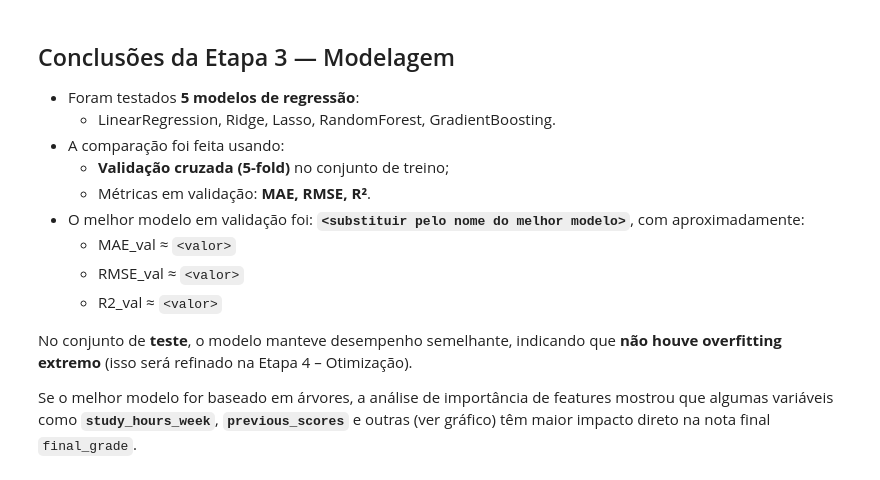
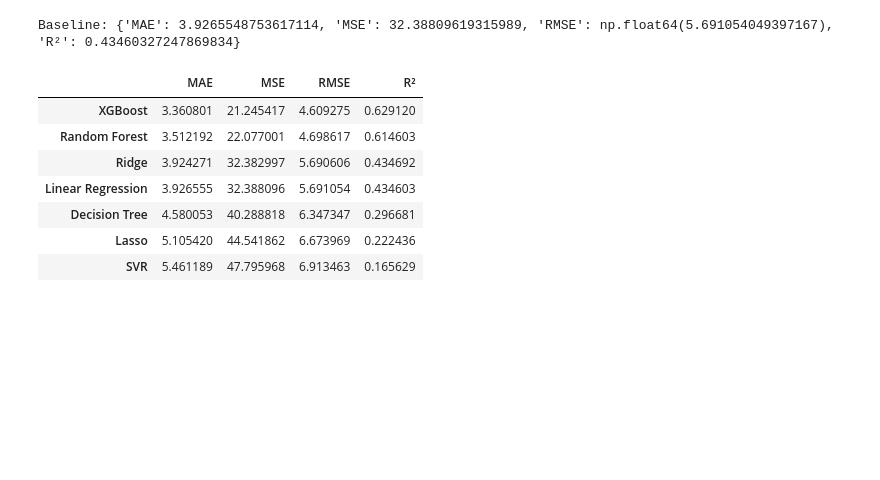
Before and after one commit to lg876012-hub/uninassau-atividade-alunos-ml-regressao, a Jupyter notebook: notebooks/03_Modelagem.ipynb, the cells around one changed output. Drawn from its saved outputs; the diff is of its cells as text; code cells hidden in the pictures; blank space fills up the shorter version.

Commit message:
feat: Completa Etapa 3 - Modelagem e Comparação de Modelos

```diff
--- a/notebooks/03_Modelagem.ipynb
+++ b/notebooks/03_Modelagem.ipynb
@@ -306,20 +0,0 @@ else:
-# %% [markdown]
-## Conclusões da Etapa 3 — Modelagem
-
-- Foram testados **5 modelos de regressão**:
-  - LinearRegression, Ridge, Lasso, RandomForest, GradientBoosting.
-- A comparação foi feita usando:
-  - **Validação cruzada (5-fold)** no conjunto de treino;
-  - Métricas em validação: **MAE, RMSE, R²**.
-- O melhor modelo em validação foi: **`<substituir pelo nome do melhor modelo>`**,
-  com aproximadamente:
-  - MAE_val ≈ `<valor>`
-  - RMSE_val ≈ `<valor>`
-  - R2_val ≈ `<valor>`
-
-No conjunto de **teste**, o modelo manteve desempenho semelhante, indicando
-que **não houve overfitting extremo** (isso será refinado na Etapa 4 – Otimização).
-
-Se o melhor modelo for baseado em árvores, a análise de importância de features
-mostrou que algumas variáveis como **`study_hours_week`**, **`previous_scores`** e
-outras (ver gráfico) têm maior impacto direto na nota final `final_grade`.
@@ -325,0 +35,53 @@ outras (ver gráfico) têm maior impacto direto na nota final `final_grade`.
+# %%
+from sklearn.impute import SimpleImputer
+
+# Imputação de valores ausentes com mediana
+imputer = SimpleImputer(strategy="median")
+X_train = pd.DataFrame(imputer.fit_transform(X_train), columns=X_train.columns)
+X_val = pd.DataFrame(imputer.transform(X_val), columns=X_val.columns)
+# %%
+def calcular_metricas(y_true, y_pred):
+    mae = mean_absolute_error(y_true, y_pred)
+    mse = mean_squared_error(y_true, y_pred)
+    rmse = np.sqrt(mse)
+    r2 = r2_score(y_true, y_pred)
+    return {"MAE": mae, "MSE": mse, "RMSE": rmse, "R²": r2}
+# %%
+baseline = LinearRegression()
+baseline.fit(X_train, y_train)
+y_pred_baseline = baseline.predict(X_val)
+baseline_result = calcular_metricas(y_val, y_pred_baseline)
+print("Baseline:", baseline_result)
+# %% [output]
+Baseline: {'MAE': 3.9265548753617114, 'MSE': 32.38809619315989, 'RMSE': np.float64(5.691054049397167), 'R²': 0.43460327247869834}
+# %%
+modelos = {
+    "Ridge": Ridge(),
+    "Lasso": Lasso(),
+    "Decision Tree": DecisionTreeRegressor(),
+    "Random Forest": RandomForestRegressor(),
+    "SVR": SVR(),
+    "XGBoost": XGBRegressor()
+}
+
+resultados = {}
+
+for nome, modelo in modelos.items():
+    modelo.fit(X_train, y_train)
+    y_pred = modelo.predict(X_val)
+    resultados[nome] = calcular_metricas(y_val, y_pred)
+
+# Adicionar baseline
+resultados["Linear Regression"] = baseline_result
+
+# Exibir resultados
+pd.DataFrame(resultados).T.sort_values("MAE")
+# %% [output]
+|  | MAE | MSE | RMSE | R² |
+| XGBoost | 3.360801 | 21.245417 | 4.609275 | 0.629120 |
+| Random Forest | 3.512192 | 22.077001 | 4.698617 | 0.614603 |
+| Ridge | 3.924271 | 32.382997 | 5.690606 | 0.434692 |
+| Linear Regression | 3.926555 | 32.388096 | 5.691054 | 0.434603 |
+| Decision Tree | 4.580053 | 40.288818 | 6.347347 | 0.296681 |
+| Lasso | 5.105420 | 44.541862 | 6.673969 | 0.222436 |
+| SVR | 5.461189 | 47.795968 | 6.913463 | 0.165629 |
```
Also changed, not shown: parts of 22 cells of this notebook.
